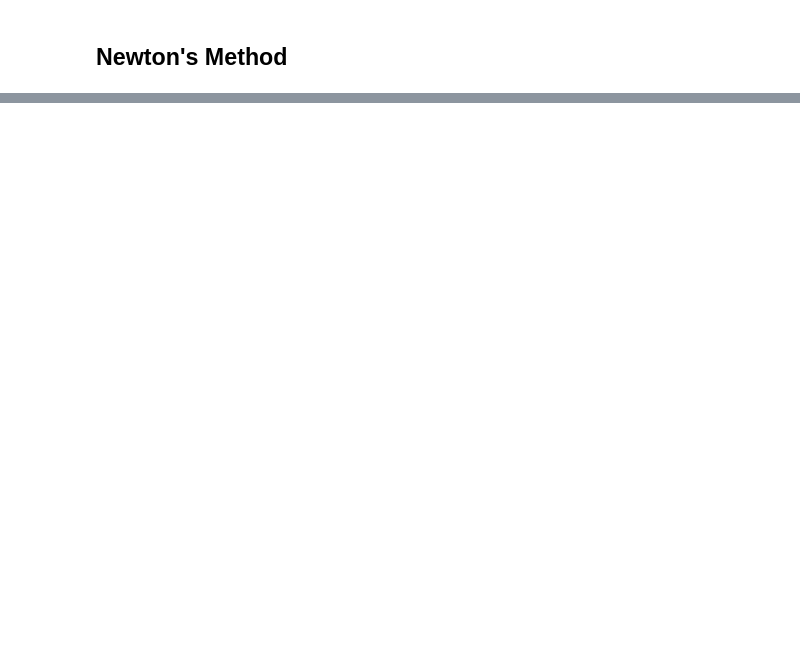
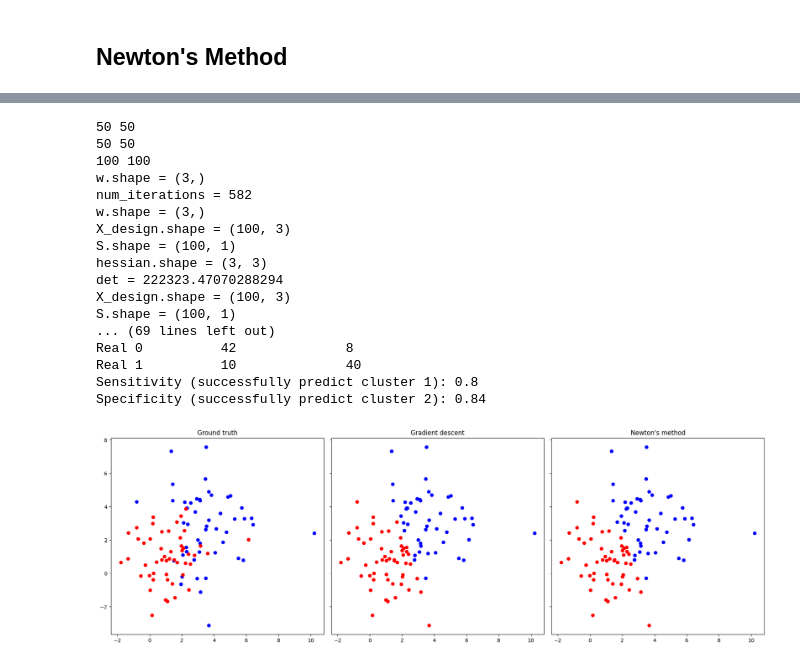
Before and after one commit to simonqq21/NYCU_ML, a Jupyter notebook: ML_HW4/logistic_regression.ipynb, the cells around one changed output, grey strips where cells are left out. Cells and saved outputs as stored; diff of their text form; code cells hidden in the pictures; blank space fills up the shorter version.

Commit message:
logistic regression complete

```diff
--- a/ML_HW4/logistic_regression.ipynb
+++ b/ML_HW4/logistic_regression.ipynb
@@ -204,0 +306,25 @@ logistic_regression()
+# %%
+def print_metrics(y_pred: np.array,
+                y_ground: np.array,
+                title: str = "title",
+                 class_name=""):
+    print(f"{title}")
+    print("----------------------------------------------------------------------")
+    tp = np.sum((y_pred == 1) & (y_ground == 1))
+    tn = np.sum((y_pred == 0) & (y_ground == 0))
+    fp = np.sum((y_pred == 1) & (y_ground == 0))
+    fn = np.sum((y_pred == 0) & (y_ground == 1))
+
+    # print confusion matrix
+    print(f"Confusion Matrix {class_name}:\n")
+    print(f"\t\tPredict 0\tPredict 1")
+    print(f"Real 0\t\t{tn}\t\t{fp}")
+    print(f"Real 1\t\t{fn}\t\t{tp}")
+
+    # print sensitivity and specificity
+    sensitivity = tp / (tp + fn)
+    specificity = tn / (tn + fp)
+    print(f"Sensitivity (successfully predict cluster 1): {sensitivity}")
+    print(f"Specificity (successfully predict cluster 2): {specificity}")
+
+# print_metrics(y_preds, y_arr)
@@ -204,0 +368,35 @@ logistic_regression()
+# %%
+n = 50
+mx1, vx1, my1, vy1 = 1, 2, 1, 2
+mx2, vx2, my2, vy2 = 3, 4, 3, 4
+
+points_distributions = [((mx1, vx1), (my1, vy1)),
+                       ((mx2, vx2), (my2, vy2))]
+labels = [0,1]
+X_arr, y_arr = generate_multi_label_points(points_distributions, labels)
+w_gradient_descent = gradient_descent(X_arr, y_arr)
+w_newtons_method = newtons_method(X_arr, y_arr)
+y_gradient_descent = predict(w_gradient_descent, X_arr)
+y_newtons_method = predict(w_newtons_method, X_arr)
+print_metrics(y_gradient_descent, y_arr, "Gradient descent logistic regression results")
+print_metrics(y_newtons_method, y_arr, "Newton's Method logistic regression results")
+plot_results(X_arr, y_arr, y_gradient_descent, y_newtons_method)
+# %% [output]
+50 50
+50 50
+100 100
+w.shape = (3,)
+num_iterations = 582
+w.shape = (3,)
+X_design.shape = (100, 3)
+S.shape = (100, 1)
+hessian.shape = (3, 3)
+det = 222323.47070288294
+X_design.shape = (100, 3)
+S.shape = (100, 1)
+... (69 lines left out)
+Real 0          42              8
+Real 1          10              40
+Sensitivity (successfully predict cluster 1): 0.8
+Specificity (successfully predict cluster 2): 0.84
+[figure, added]
```
Also changed, not shown: parts of 14 cells of this notebook, 2 other files.
